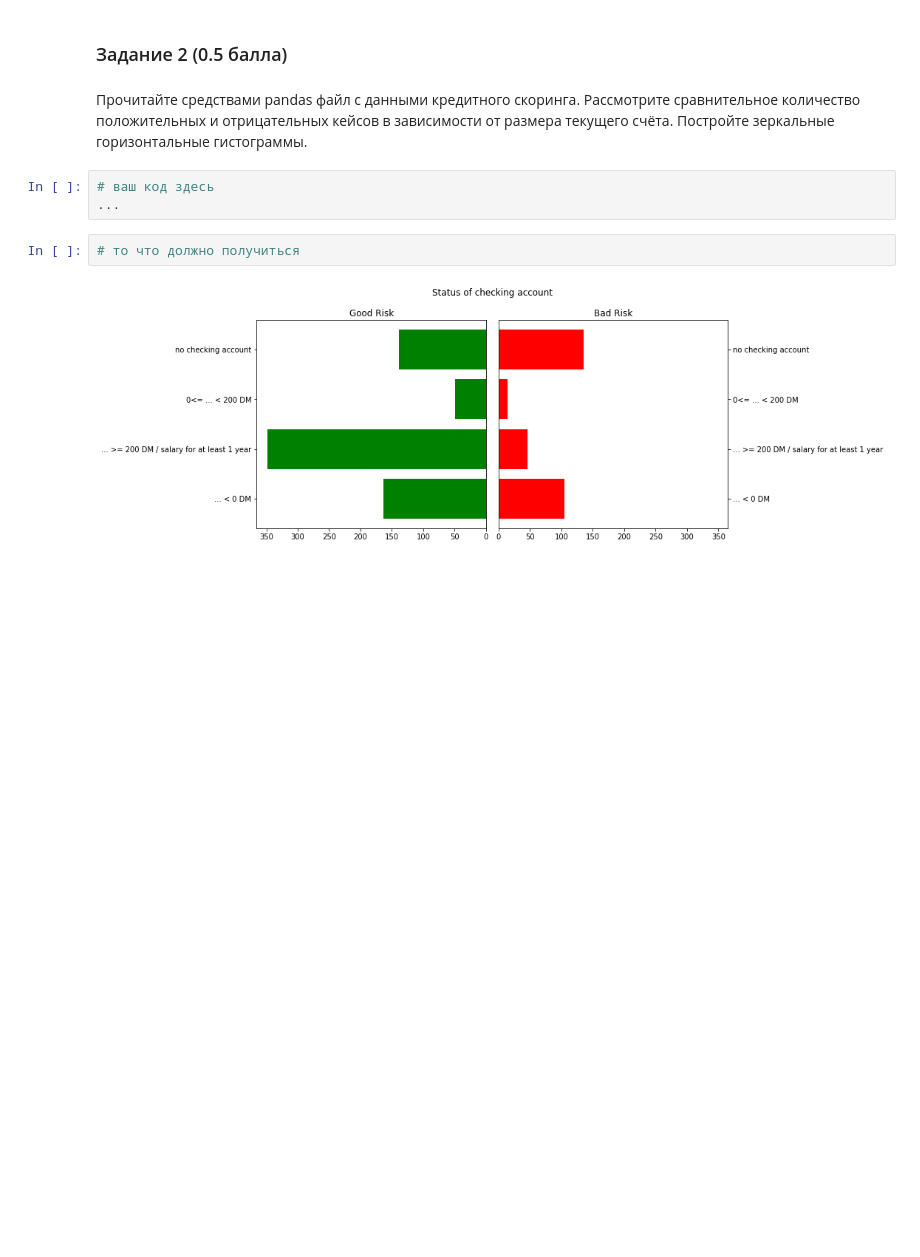
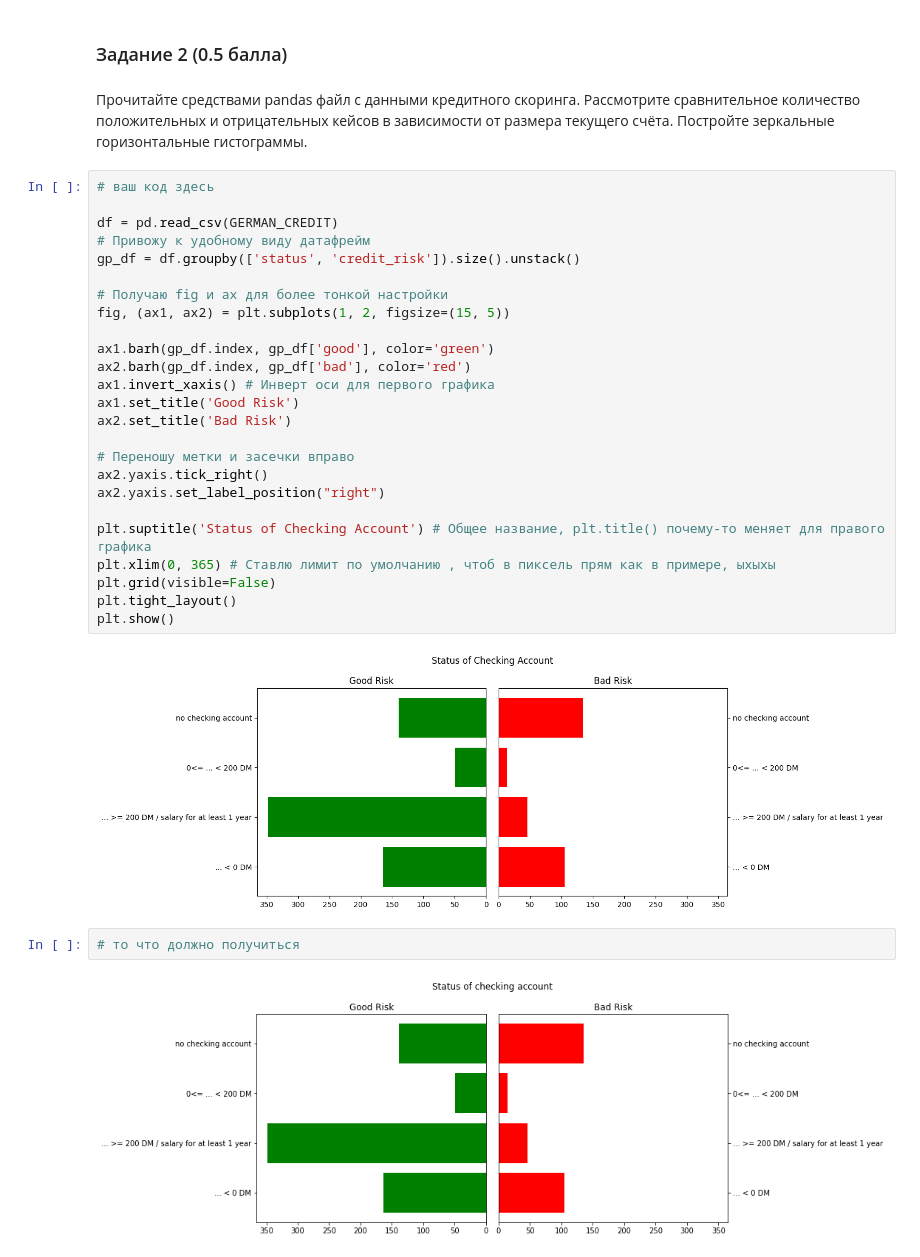
Before and after one commit to asemenyk24/homework_4, a Jupyter notebook: Семенюк_А_А_Визуализации_в_Python_.ipynb, the cells around one changed output. Saved outputs shown, nothing was run; the diff lists cells and outputs as text; blank space fills up the shorter version.

```diff
--- a/Семенюк_А_А__Визуализации_в_Python_.ipynb
+++ b/Семенюк_А_А_Визуализации_в_Python_.ipynb
@@ -52,9 +68,33 @@ GERMAN_CREDIT = 'https://github.com/evgpat/datasets/raw/refs/heads/main/german_c
 ### Задание 2 (0.5 балла)
 # %% [markdown]
 Прочитайте средствами pandas файл с данными кредитного скоринга. Рассмотрите сравнительное количество положительных и отрицательных кейсов в зависимости от размера текущего счёта. Постройте зеркальные горизонтальные гистограммы.
-# %%
-# ваш код здесь
-...
+# %%
+# ваш код здесь
+
+df = pd.read_csv(GERMAN_CREDIT)
+# Привожу к удобному виду датафрейм
+gp_df = df.groupby(['status', 'credit_risk']).size().unstack()
+
+# Получаю fig и ax для более тонкой настройки
+fig, (ax1, ax2) = plt.subplots(1, 2, figsize=(15, 5))
+
+ax1.barh(gp_df.index, gp_df['good'], color='green')
+ax2.barh(gp_df.index, gp_df['bad'], color='red')
+ax1.invert_xaxis() # Инверт оси для первого графика
+ax1.set_title('Good Risk')
+ax2.set_title('Bad Risk')
+
+# Переношу метки и засечки вправо
+ax2.yaxis.tick_right()
+ax2.yaxis.set_label_position("right")
+
+plt.suptitle('Status of Checking Account') # Общее название, plt.title() почему-то меняет для правого графика
+plt.xlim(0, 365) # Ставлю лимит по умолчанию , чтоб в пиксель прям как в примере, ыхыхы
+plt.grid(visible=False)
+plt.tight_layout()
+plt.show()
+# %% [output]
+[figure, added]
 # %%
 # то что должно получиться
 # %% [output]
```
Also changed, not shown: parts of 4 cells of this notebook.
